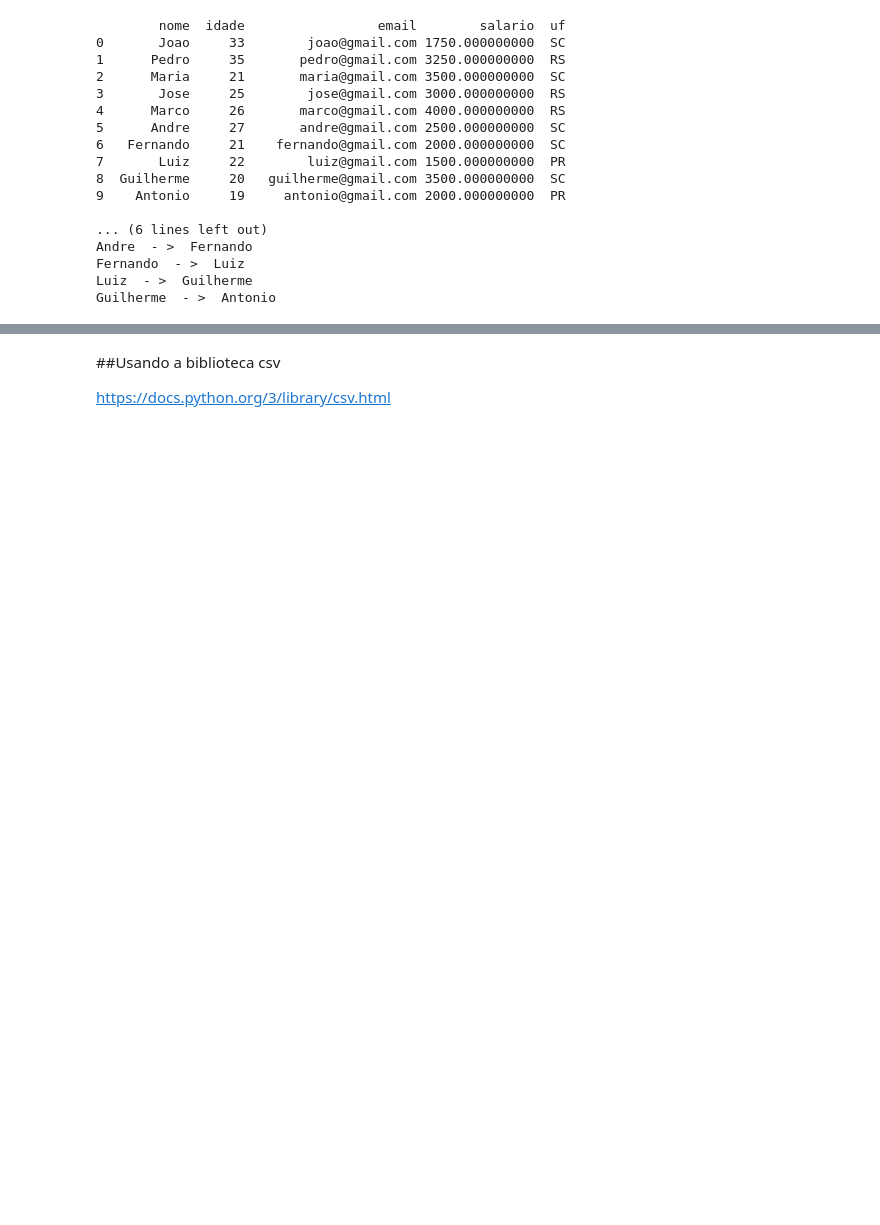
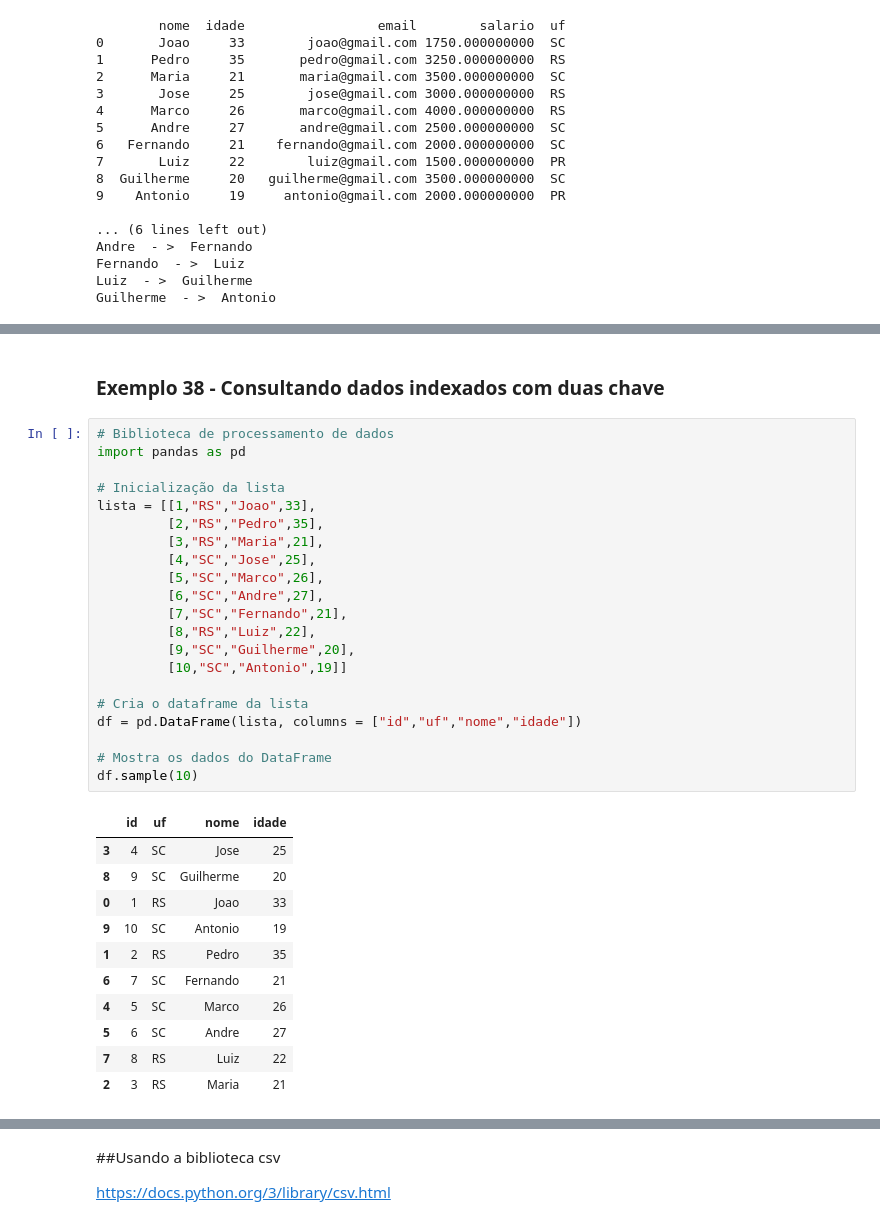
Before and after one commit to osmarbraz/exemplos_python, a Jupyter notebook: ExemplosPythonPandas.ipynb, the cells around one changed output, grey strips where cells are left out. Drawn from its saved outputs; the diff is of its cells as text; blank space fills up the shorter version.

```diff
--- a/ExemplosPythonPandas.ipynb
+++ b/ExemplosPythonPandas.ipynb
@@ -1685,0 +1750,35 @@ Guilherme  - >  Antonio
+# %% [markdown]
+### Exemplo 38 - Consultando dados indexados com duas chave
+# %%
+# Biblioteca de processamento de dados
+import pandas as pd
+
+# Inicialização da lista
+lista = [[1,"RS","Joao",33],
+         [2,"RS","Pedro",35],
+         [3,"RS","Maria",21],
+         [4,"SC","Jose",25],
+         [5,"SC","Marco",26],
+         [6,"SC","Andre",27],
+         [7,"SC","Fernando",21],
+         [8,"RS","Luiz",22],
+         [9,"SC","Guilherme",20],
+         [10,"SC","Antonio",19]]
+
+# Cria o dataframe da lista
+df = pd.DataFrame(lista, columns = ["id","uf","nome","idade"])
+
+# Mostra os dados do DataFrame
+df.sample(10)
+# %% [output]
+|  | id | uf | nome | idade |
+| 3 | 4 | SC | Jose | 25 |
+| 8 | 9 | SC | Guilherme | 20 |
+| 0 | 1 | RS | Joao | 33 |
+| 9 | 10 | SC | Antonio | 19 |
+| 1 | 2 | RS | Pedro | 35 |
+| 6 | 7 | SC | Fernando | 21 |
+| 4 | 5 | SC | Marco | 26 |
+| 5 | 6 | SC | Andre | 27 |
+| 7 | 8 | RS | Luiz | 22 |
+| 2 | 3 | RS | Maria | 21 |
```
Also changed, not shown: parts of 11 cells of this notebook.
